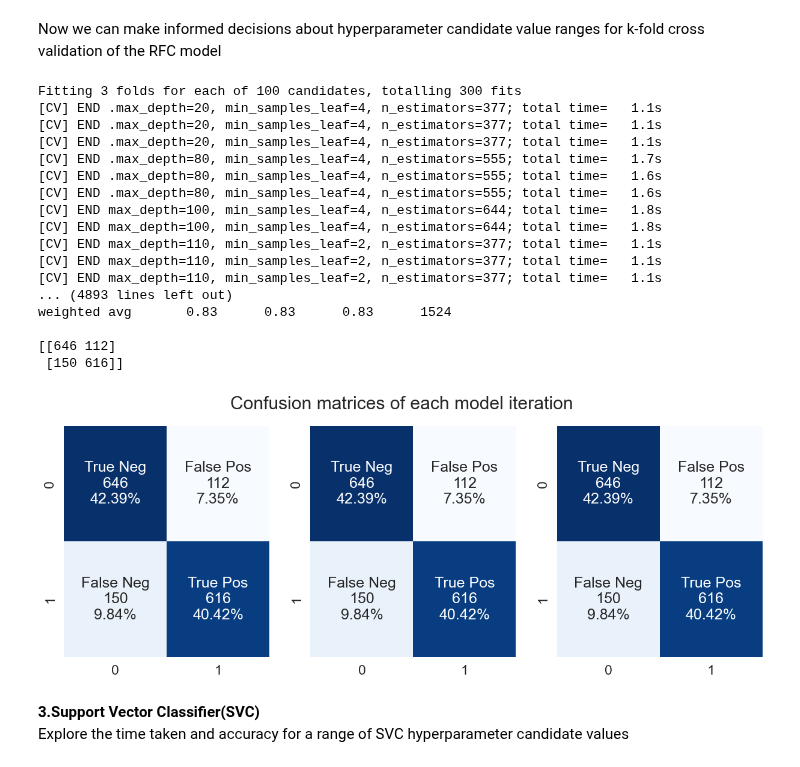
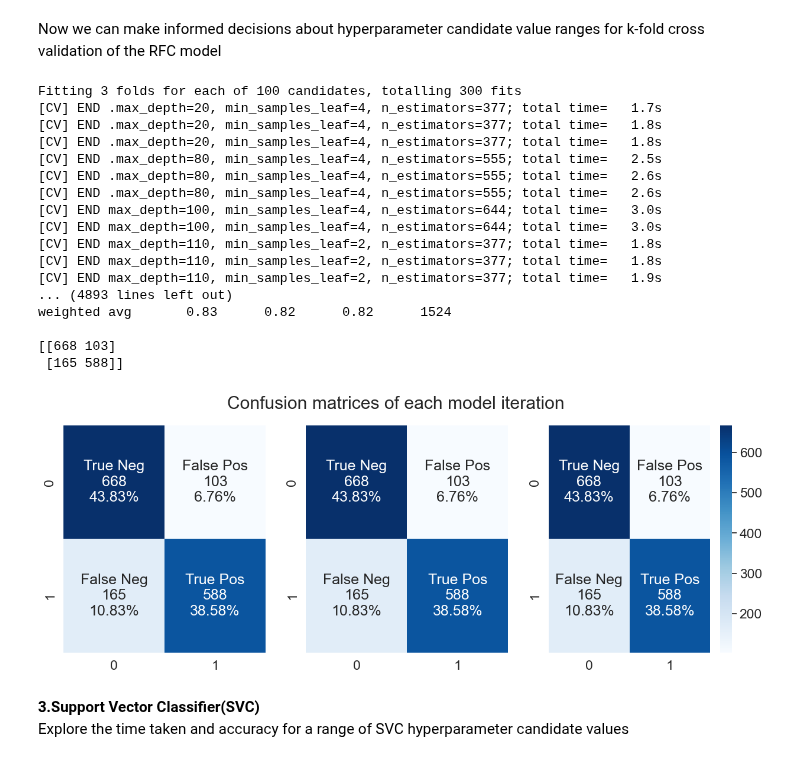
Before and after one commit to williamhenderson02/ML-Coursework-2022, a Jupyter notebook: coursework.ipynb, the cells around one changed output. Saved outputs shown, nothing was run; the diff lists cells and outputs as text; code cells hidden in the pictures.

Commit message:
scale added to rfc confusion matrix

```diff
--- a/coursework.ipynb
+++ b/coursework.ipynb
@@ -996,8 +996,10 @@ X_train, X_test, y_train, y_test = train_test_split(uncorrelated_X, y, test_size
 
 baseline_rfc = RandomForestClassifier(random_state = 42, n_estimators = 10)
 
+baseline_start =time.time()
 baseline_rfc.fit(X_train, y_train)
 baseline_rfc_pred = baseline_rfc.predict(X_test)
+baseline_end = time.time()
 
 
 #find best scoring random hyperparameter combination
@@ -1082,49 +1084,49 @@ print(classification_report(y_test,best_pred2))
 #create third confusion matrix and labels for clear plotting
 cf_matrix_3 = confusion_matrix(y_test, best_pred2)
 
 print(cf_matrix_3)
 
 group_counts = ["{0:0.0f}".format(value) for value in
                 cf_matrix_3.flatten()]
 group_percentages = ["{0:.2%}".format(value) for value in
                      cf_matrix_3.flatten()/np.sum(cf_matrix_3)]
 labels = [f"{v1}\n{v2}\n{v3}" for v1, v2, v3 in
           zip(group_names,group_counts,group_percentages)]
 labels = np.asarray(labels).reshape(2,2)
 
-ax = sns.heatmap(cf_matrix_3, annot = labels,fmt = '', cmap = 'Blues', ax = axes[2], cbar = False)
+ax = sns.heatmap(cf_matrix_3, annot = labels,fmt = '', cmap = 'Blues', ax = axes[2])
 plt.savefig("Images/RFC/Confusion Matrix.png")
 plt.show()
 
 #get one tree from estimators
 tree_small = RandomForestClassifier(n_estimators=10, max_depth = 3, random_state=42)
 tree_small.fit(X_train, y_train)
 
 tree_small = best_grid_rf.estimators_[4]
 
 #Export the image to a dot file then use file to creat a graph
 export_graphviz(tree_small, out_file = 'tree.dot', feature_names = cleaned_features, rounded = True, precision = 1)
 (graph, ) = pydot.graph_from_dot_file('tree.dot')
 graph.write_png('Images/tree.png')
 # %% [output]
 Fitting 3 folds for each of 100 candidates, totalling 300 fits
-[CV] END .max_depth=20, min_samples_leaf=4, n_estimators=377; total time=   1.1s
-[CV] END .max_depth=20, min_samples_leaf=4, n_estimators=377; total time=   1.1s
-[CV] END .max_depth=20, min_samples_leaf=4, n_estimators=377; total time=   1.1s
-[CV] END .max_depth=80, min_samples_leaf=4, n_estimators=555; total time=   1.7s
-[CV] END .max_depth=80, min_samples_leaf=4, n_estimators=555; total time=   1.6s
-[CV] END .max_depth=80, min_samples_leaf=4, n_estimators=555; total time=   1.6s
-[CV] END max_depth=100, min_samples_leaf=4, n_estimators=644; total time=   1.8s
-[CV] END max_depth=100, min_samples_leaf=4, n_estimators=644; total time=   1.8s
-[CV] END max_depth=110, min_samples_leaf=2, n_estimators=377; total time=   1.1s
-[CV] END max_depth=110, min_samples_leaf=2, n_estimators=377; total time=   1.1s
-[CV] END max_depth=110, min_samples_leaf=2, n_estimators=377; total time=   1.1s
+[CV] END .max_depth=20, min_samples_leaf=4, n_estimators=377; total time=   1.7s
+[CV] END .max_depth=20, min_samples_leaf=4, n_estimators=377; total time=   1.8s
+[CV] END .max_depth=20, min_samples_leaf=4, n_estimators=377; total time=   1.8s
+[CV] END .max_depth=80, min_samples_leaf=4, n_estimators=555; total time=   2.5s
+[CV] END .max_depth=80, min_samples_leaf=4, n_estimators=555; total time=   2.6s
+[CV] END .max_depth=80, min_samples_leaf=4, n_estimators=555; total time=   2.6s
+[CV] END max_depth=100, min_samples_leaf=4, n_estimators=644; total time=   3.0s
+[CV] END max_depth=100, min_samples_leaf=4, n_estimators=644; total time=   3.0s
+[CV] END max_depth=110, min_samples_leaf=2, n_estimators=377; total time=   1.8s
+[CV] END max_depth=110, min_samples_leaf=2, n_estimators=377; total time=   1.8s
+[CV] END max_depth=110, min_samples_leaf=2, n_estimators=377; total time=   1.9s
 ... (4893 lines left out)
-weighted avg       0.83      0.83      0.83      1524
+weighted avg       0.83      0.82      0.82      1524
 
-[[646 112]
- [150 616]]
+[[668 103]
+ [165 588]]
-[figure, old version]
+[figure, new version]
 # %% [markdown]
 __3.Support Vector Classifier(SVC)__<br>
 Explore the time taken and accuracy for a range of  SVC hyperparameter candidate values
```
Also changed, not shown: 4 other files.
